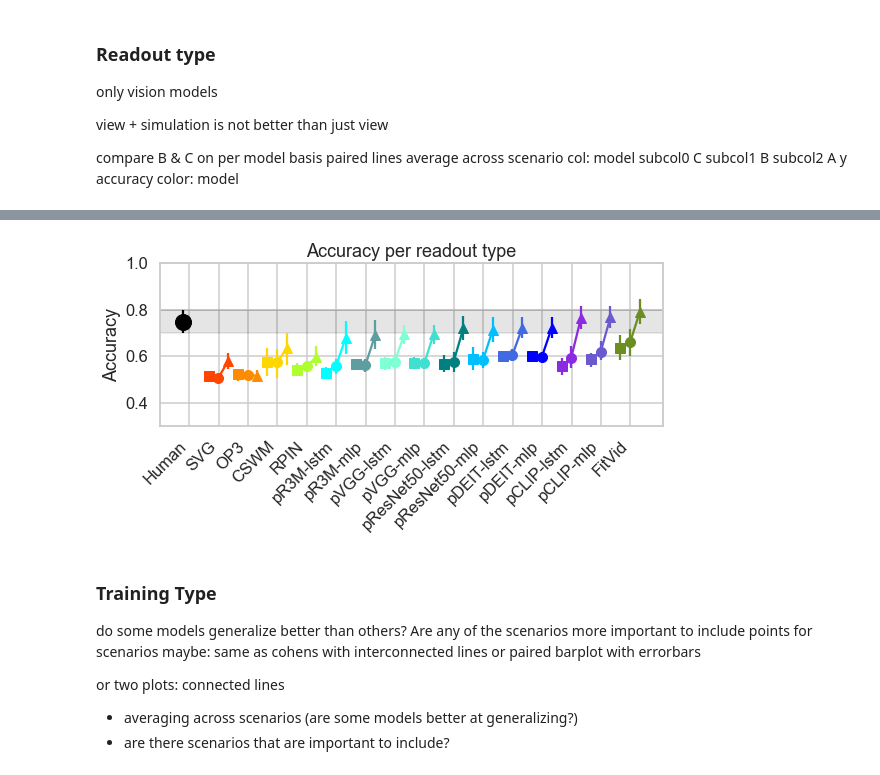
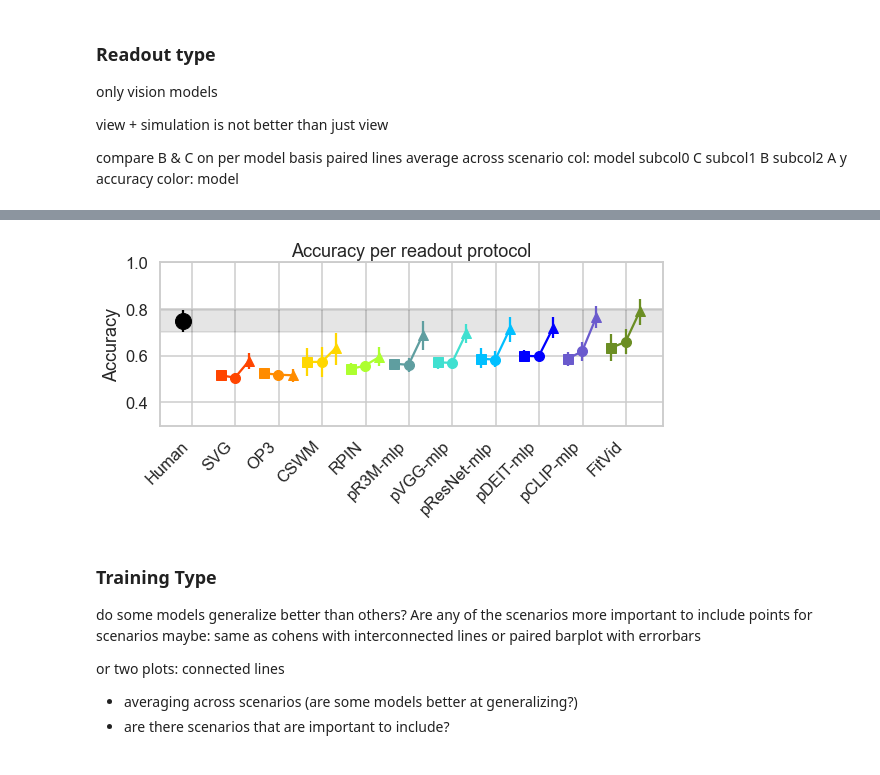
Before and after one commit to cogtoolslab/physics-benchmarking-neurips2021, a Jupyter notebook: analysis/paper_plots.ipynb, the cells around one changed output, grey strips where cells are left out. Saved outputs shown, nothing was run; the diff lists cells and outputs as text; code cells hidden in the pictures.

```diff
--- a/analysis/paper_plots.ipynb
+++ b/analysis/paper_plots.ipynb
@@ -221,8 +221,8 @@ COLORS = {
     'pVGG-mlp':'turquoise',
     'pR3M-lstm':'aqua',
     'pR3M-mlp':'cadetblue',
-    'pResNet50-lstm':'teal',
-    'pResNet50-mlp':'deepskyblue',
+    'pResNet-lstm':'teal',
+    'pResNet-mlp':'deepskyblue',
     'FitVid': 'olivedrab',
     'GNS':'violet',
     'GNS-R':'orchid',
@@ -279,7 +279,9 @@ MEAN_MULTIPLIER = 0.8
 ALPHA = 0.2
 SCEN_SHIFT = .06
 N_ITER = 1000
-FIGSIZE = (7,7)
+FIGSIZE = (10,10)
+TITLE_SIZE = 20
+LABEL_SIZE = 20
 # %%
 def bootstrap_means(means):
     """Bootstraps over the means across scenarios to generate lower and upper confidence bounds"""
@@ -353,0 +356,13 @@ plt.show()
+# %%
+for x,(model,model_name) in enumerate(MODELS.items()):
+    print('\n', model_name)
+    first_row = [
+        '{:.3f}'.format(float(MH_both[(MH_both['Model Kind'] == model) & (MH_both['scenario'] == scenario)]['model_correct'].values[0]))
+        for scenario in ['dominoes','towers','collision','containment']
+    ]
+    sec_row = [
+        '{:.3f}'.format(MH_both[(MH_both['Model Kind'] == model) & (MH_both['scenario'] == scenario)]['model_correct'].values[0])
+        for scenario in ['drop','linking','rollingsliding','clothiness']
+    ]
+    print(' & '.join(first_row))
+    print(' & '.join(sec_row))
@@ -615,6 +629,9 @@ color: model
 # %%
 # get the models we have more than one readout type for
 readout_models = [m for m,c in (MH_readouts.groupby('Model Kind')['Readout Type'].nunique()).items() if c >= 2]
+# %%
+# remove lstm models since similar to get width to better match training protocols plot
+readout_models = [model for model in readout_models if 'LSTM' not in model]
 # %%
 MODELS_readout = {key:value for key,value in MODELS.items() if key in readout_models}
 # %%
@@ -643,35 +673,35 @@ axis.errorbar(0-.2,mean_human,
               yerr=([lb_human],[ub_human]),
               label="Human",
               color="black",
               marker = "o",
               ms=MARKER_SIZE*MEAN_MULTIPLIER)
 ## models
 for x,(model,model_name) in enumerate(MODELS_readout.items()):
     means = []
     lbs = []
     ubs = []
     for o,readout in enumerate(READOUTS):
         mean,lb,ub,_,_ = bootstrap_means(MH_readouts[(MH_readouts['Model Kind'] == model)&
                                                      (MH_readouts['Readout Type'] == readout)]['model_correct'])
         lb = abs(mean-lb); ub = abs(mean-ub);
         means.append(mean); lbs.append(lb), ubs.append(ub)
         axis.errorbar(x+.66+0.33 * o,mean,([lb],[ub]),
           marker=READOUT_MARKER[readout],
           color=COLORS[model_name],
           label=model_name,
           ms=10)
     plt.plot([x+.66+0.33 * o for o in range(len(means))],means,color=COLORS[model_name])
 
 #add labels
 axis.set_xticks(np.arange(len(MODELS_readout)+1))
 axis.set_xticklabels(["Human"] + list(MODELS_readout.values()),rotation=45,ha='right')
-axis.set_title("Accuracy per readout type")
+axis.set_title("Accuracy per readout protocol")
 axis.set_ylabel("Accuracy")
 axis.set_ybound((0.3,1))
 plt.savefig(os.path.join(plot_dir,"human_model_readout_accuracy.pdf"),bbox_inches='tight')
 plt.show()
 # %% [output]
-[figure, old version]
+[figure, new version]
 # %% [markdown]
 ### Training Type
 do some models generalize better than others? Are any of the scenarios more important to include
```
Also changed, not shown: parts of 7 cells of this notebook, 3 other files.
